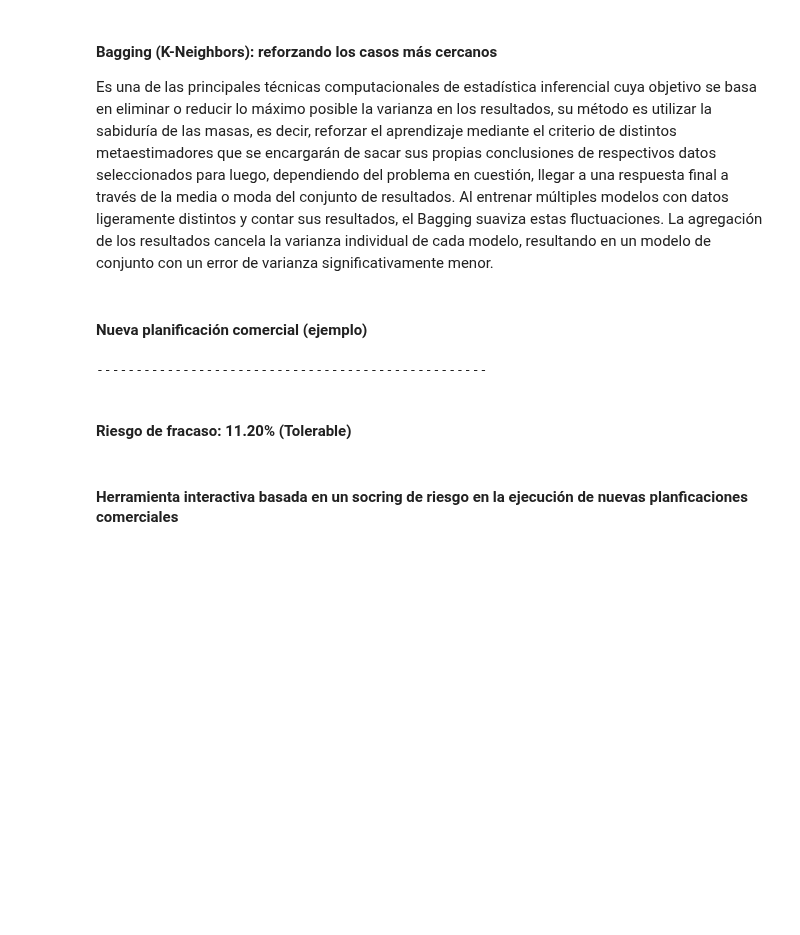
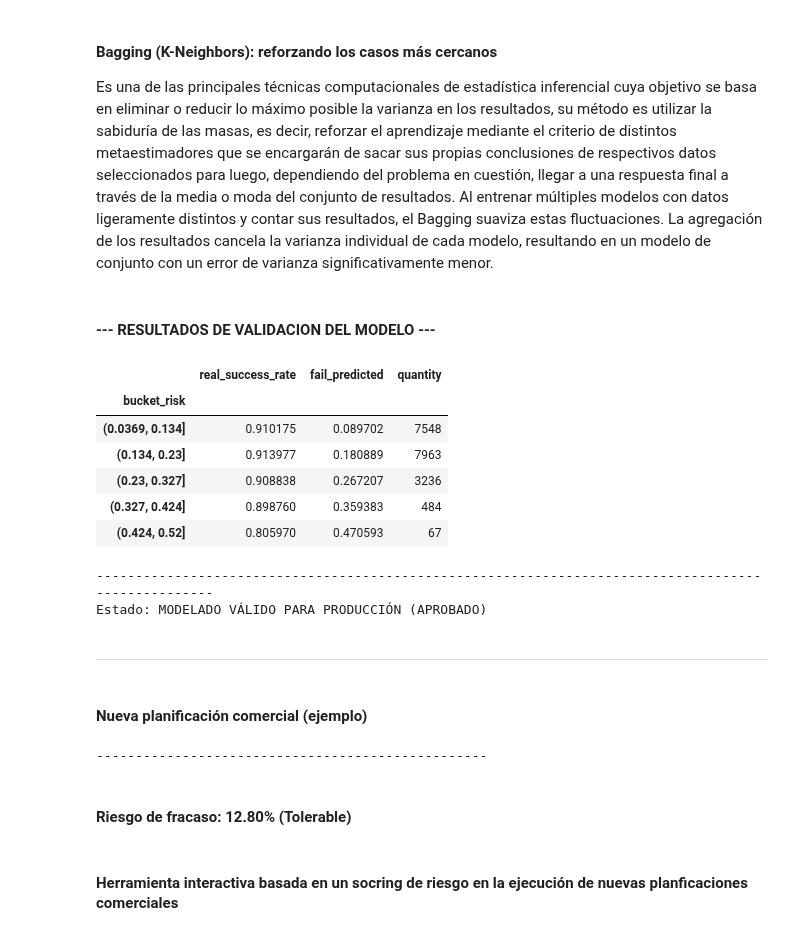
Before and after one commit to genagithub/proyecto-4, a Jupyter notebook: risk_scoring.ipynb, the cells around one changed output. Cells and saved outputs as stored; diff of their text form; code cells hidden in the pictures; blank space fills up the shorter version.

```diff
--- a/risk_scoring.ipynb
+++ b/risk_scoring.ipynb
@@ -181,38 +186,74 @@ bagging_knn = BaggingClassifier(estimator=knn_classifier,
                                 random_state=42,
                                 n_jobs=1)
 
 bagging_knn.fit(X_train_processed_balanced, y_train_balanced)
-joblib.dump(bagging_knn, "model/bagging_knn.pkl")
+calibrate_bagging_knn = CalibratedClassifierCV(bagging_knn, cv=3, method="isotonic")
+calibrate_bagging_knn.fit(X_train_processed_balanced, y_train_balanced)
+joblib.dump(calibrate_bagging_knn, "model/bagging_knn.pkl")
 
-df_high_risk = df_original.loc[(df_original["Market"] == "LATAM") & (df_original["Shipping Mode"] == "Standard Class") & (df_original["Discount Ratio"] < 0.5),:].copy()
+proba = calibrate_bagging_knn.predict_proba(X_test_processed)
+prob_risk = proba[:,0]
+
+df_test = pd.DataFrame({
+    "risk_score": prob_risk,
+    "target_real": y_test.values
+})
+
+df_test["bucket_risk"] = pd.cut(df_test["risk_score"], bins=5)
+
+risk_table = df_test.groupby("bucket_risk", observed=True).agg(
+    real_success_rate=("target_real","mean"),
+    fail_predicted=("risk_score","mean"),
+    quantity=("target_real","count")
+)
+
+df_high_risk = df_original.loc[(df_original["Market"] == "LATAM") &
+                              (df_original["Shipping Mode"] == "Standard Class") &
+                              (df_original["Discount Ratio"] < 0.5),:].copy()
 
 new_object = df_high_risk.sample(n=1)
 new_object.drop(columns=["Order Status","Order Item Discount"], inplace=True)
 new_object = new_object.reset_index(drop=True)
 
 obj_num_scaled = scaler.transform(new_object[numeric_vars])
 obj_num_scaled = pd.DataFrame(obj_num_scaled, columns=numeric_vars)
 obj_cat_encoded = encoder.transform(new_object[categorical_vars])
 
 object_processed = pd.concat([obj_cat_encoded, obj_num_scaled], axis=1)
 
 predict_proba = bagging_knn.predict_proba(object_processed)
 prob_fail = predict_proba[0,0] * 100
 
 if prob_fail <= 25:
     level_risk = "Tolerable"
 elif 25 < prob_fail <= 50:
     level_risk = "Importante"
 else:
     level_risk = "Intolerable"
 
+display(Markdown("#### --- RESULTADOS DE VALIDACION DEL MODELO ---"))
+display(risk_table)
+print("-" * 100)
+print("Estado: MODELADO VÁLIDO PARA PRODUCCIÓN (APROBADO)")
+display(Markdown("-" * 70))
 display(Markdown("#### Nueva planificación comercial (ejemplo)"))
 print("-" * 50)
 display(Markdown(f"#### Riesgo de fracaso: {prob_fail:.2f}% ({level_risk})"))
 # %% [output]
-#### Nueva planificación comercial (ejemplo)
+#### --- RESULTADOS DE VALIDACION DEL MODELO ---
+|  | real_success_rate | fail_predicted | quantity |
+| bucket_risk |  |  |  |
+| (0.0369, 0.134] | 0.910175 | 0.089702 | 7548 |
+| (0.134, 0.23] | 0.913977 | 0.180889 | 7963 |
+| (0.23, 0.327] | 0.908838 | 0.267207 | 3236 |
+| (0.327, 0.424] | 0.898760 | 0.359383 | 484 |
+| (0.424, 0.52] | 0.805970 | 0.470593 | 67 |
---------------------------------------------------
+----------------------------------------------------------------------------------------------------
+Estado: MODELADO VÁLIDO PARA PRODUCCIÓN (APROBADO)
-#### Riesgo de fracaso: 11.20% (Tolerable)
+----------------------------------------------------------------------
+#### Nueva planificación comercial (ejemplo)
+--------------------------------------------------
+#### Riesgo de fracaso: 12.80% (Tolerable)
 # %% [markdown]
 #### Herramienta interactiva basada en un socring de riesgo en la ejecución de nuevas planficaciones comerciales
 # %%
```
Also changed, not shown: parts of 3 cells of this notebook.
